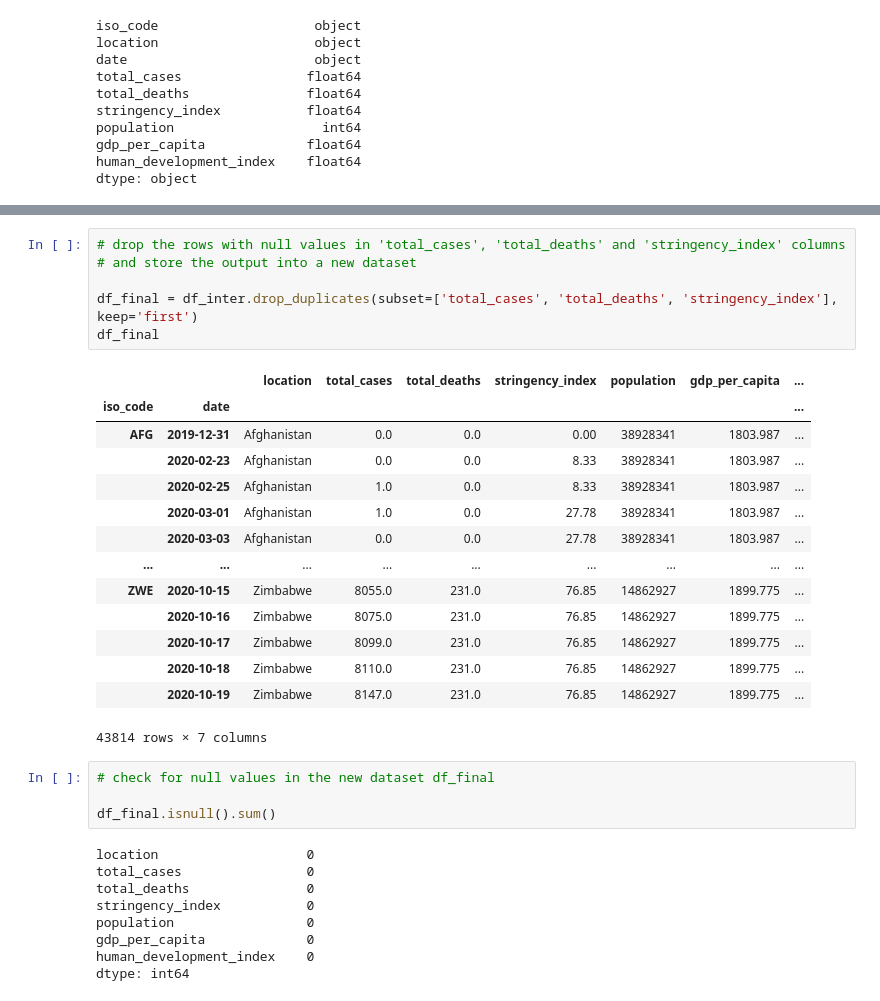
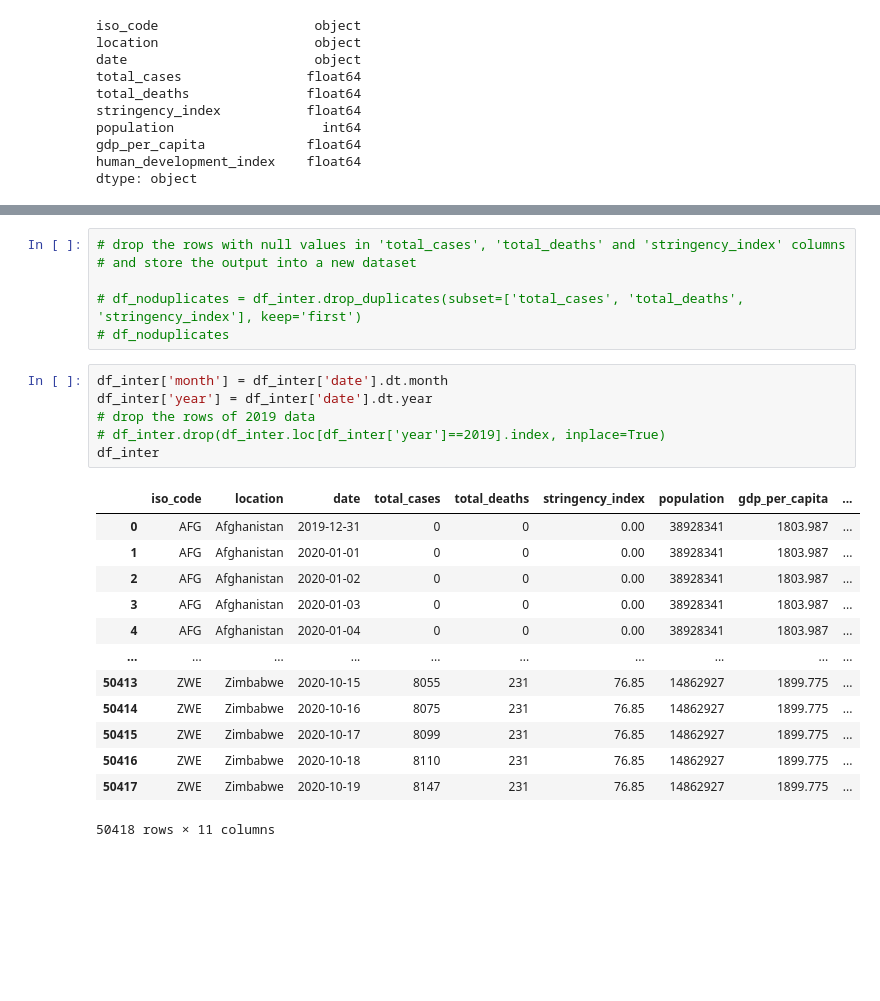
Before and after one commit to Anindita123-code/DataAnalytics, a Jupyter notebook: das_redi_project.ipynb, the cells around one changed output, grey strips where cells are left out. Saved outputs shown, nothing was run; the diff lists cells and outputs as text; blank space fills up the shorter version.

```diff
--- a/das_redi_project.ipynb
+++ b/das_redi_project.ipynb
@@ -136,33 +128,25 @@ df_inter
 # drop the rows with null values in 'total_cases', 'total_deaths' and 'stringency_index' columns
 # and store the output into a new dataset
 
-df_final = df_inter.drop_duplicates(subset=['total_cases', 'total_deaths', 'stringency_index'], keep='first')
-df_final
+# df_noduplicates = df_inter.drop_duplicates(subset=['total_cases', 'total_deaths', 'stringency_index'], keep='first')
+# df_noduplicates
-# %% [output]
-|  |  | location | total_cases | total_deaths | stringency_index | population | gdp_per_capita | ... |
-| iso_code | date |  |  |  |  |  |  | ... |
-| AFG | 2019-12-31 | Afghanistan | 0.0 | 0.0 | 0.00 | 38928341 | 1803.987 | ... |
-|  | 2020-02-23 | Afghanistan | 0.0 | 0.0 | 8.33 | 38928341 | 1803.987 | ... |
-|  | 2020-02-25 | Afghanistan | 1.0 | 0.0 | 8.33 | 38928341 | 1803.987 | ... |
-|  | 2020-03-01 | Afghanistan | 1.0 | 0.0 | 27.78 | 38928341 | 1803.987 | ... |
-|  | 2020-03-03 | Afghanistan | 0.0 | 0.0 | 27.78 | 38928341 | 1803.987 | ... |
-| ... | ... | ... | ... | ... | ... | ... | ... | ... |
-| ZWE | 2020-10-15 | Zimbabwe | 8055.0 | 231.0 | 76.85 | 14862927 | 1899.775 | ... |
-|  | 2020-10-16 | Zimbabwe | 8075.0 | 231.0 | 76.85 | 14862927 | 1899.775 | ... |
-|  | 2020-10-17 | Zimbabwe | 8099.0 | 231.0 | 76.85 | 14862927 | 1899.775 | ... |
-|  | 2020-10-18 | Zimbabwe | 8110.0 | 231.0 | 76.85 | 14862927 | 1899.775 | ... |
-|  | 2020-10-19 | Zimbabwe | 8147.0 | 231.0 | 76.85 | 14862927 | 1899.775 | ... |
-43814 rows × 7 columns
-# %%
-# check for null values in the new dataset df_final
-
-df_final.isnull().sum()
-# %% [output]
-location                   0
-total_cases                0
-total_deaths               0
-stringency_index           0
-population                 0
-gdp_per_capita             0
-human_development_index    0
-dtype: int64
+# %%
+df_inter['month'] = df_inter['date'].dt.month
+df_inter['year'] = df_inter['date'].dt.year
+# drop the rows of 2019 data
+# df_inter.drop(df_inter.loc[df_inter['year']==2019].index, inplace=True)
+df_inter
+# %% [output]
+|  | iso_code | location | date | total_cases | total_deaths | stringency_index | population | gdp_per_capita | ... |
+| 0 | AFG | Afghanistan | 2019-12-31 | 0 | 0 | 0.00 | 38928341 | 1803.987 | ... |
+| 1 | AFG | Afghanistan | 2020-01-01 | 0 | 0 | 0.00 | 38928341 | 1803.987 | ... |
+| 2 | AFG | Afghanistan | 2020-01-02 | 0 | 0 | 0.00 | 38928341 | 1803.987 | ... |
+| 3 | AFG | Afghanistan | 2020-01-03 | 0 | 0 | 0.00 | 38928341 | 1803.987 | ... |
+| 4 | AFG | Afghanistan | 2020-01-04 | 0 | 0 | 0.00 | 38928341 | 1803.987 | ... |
+| ... | ... | ... | ... | ... | ... | ... | ... | ... | ... |
+| 50413 | ZWE | Zimbabwe | 2020-10-15 | 8055 | 231 | 76.85 | 14862927 | 1899.775 | ... |
+| 50414 | ZWE | Zimbabwe | 2020-10-16 | 8075 | 231 | 76.85 | 14862927 | 1899.775 | ... |
+| 50415 | ZWE | Zimbabwe | 2020-10-17 | 8099 | 231 | 76.85 | 14862927 | 1899.775 | ... |
+| 50416 | ZWE | Zimbabwe | 2020-10-18 | 8110 | 231 | 76.85 | 14862927 | 1899.775 | ... |
+| 50417 | ZWE | Zimbabwe | 2020-10-19 | 8147 | 231 | 76.85 | 14862927 | 1899.775 | ... |
+50418 rows × 11 columns
```
Also changed, not shown: parts of 7 cells of this notebook, 11 other files.
